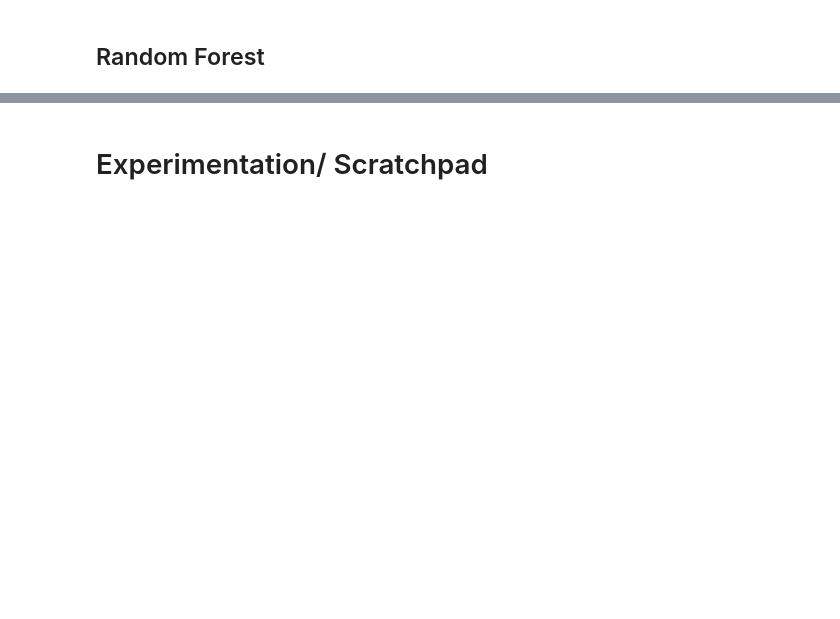
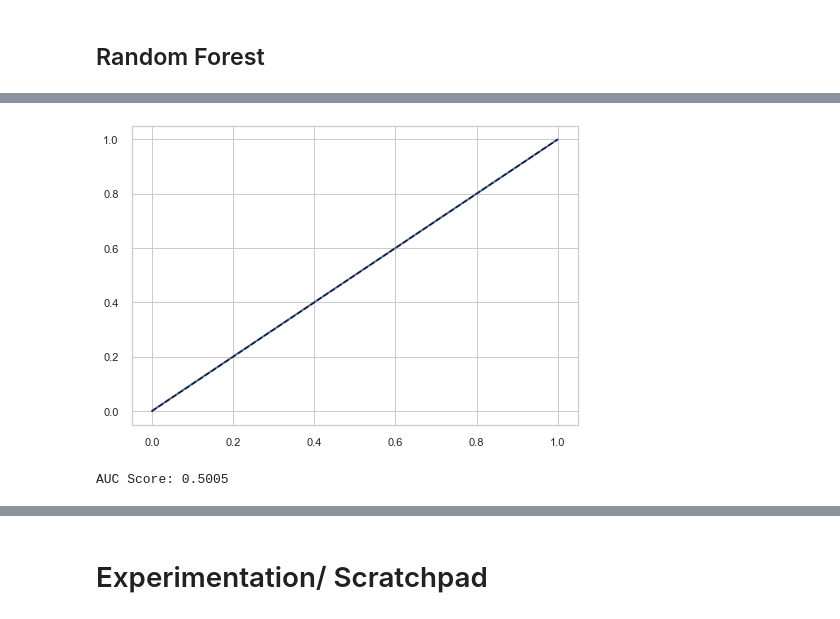
Before and after one commit to bcullinan32/ML_Course, a Jupyter notebook: Class-Data-Clean-Up.ipynb, the cells around one changed output, grey strips where cells are left out. Drawn from its saved outputs; the diff is of its cells as text; code cells hidden in the pictures; blank space fills up the shorter version.

```diff
--- a/Class-Data-Clean-Up.ipynb
+++ b/Class-Data-Clean-Up.ipynb
@@ -115,6 +124,21 @@ def testTrainSplit (df, PredictorVar,ResponseVar):
     ### Remove random-state if you want random
     x_train, x_test, y_train, y_test = train_test_split(x,y, random_state=42, test_size = 0.2)
     return x_train, x_test, y_train, y_test
+# %%
+# ROC_Curve Function
+#TODO: Add Title, Labels, Etc.
+def roc_curve_plot(y_test,y_pred):  #TODO: Confirm that these are the right params to use
+    # Create ROC Curve
+    fpr, tpr, thresholds = roc_curve(y_test, y_pred)
+    plt.plot(fpr,tpr,linewidth=2)
+    plt.plot ([0,1],[0,1],'k--')
+    return plt
+# %%
+# AUC Score Function
+def auc_score(y_test,y_pred):  #TODO: Confirm that these are the right params to use
+    # Get AUC Score
+    auc_score = round(roc_auc_score(y_test, y_pred),4)
+    return auc_score
 # %%
 def createConfMatrix (regObj, y_test, y_pred, x_test):
     # Logistic Regression -- Step 5 -- Create Confusion Matrix
@@ -500,0 +570,17 @@ x_train
+# %%
+# Random Forest -- ROC Curve/ AUC Score
+
+## Set Params
+roc_y_test = y_test
+roc_y_pred = y_pred # Update yPred
+
+## Call Set Of Functions
+roc_curve_plot(roc_y_test,roc_y_pred)
+auc_score = auc_score(roc_y_test,roc_y_pred)
+
+## Print
+plt.show()
+print(f"AUC Score:", auc_score)
+# %% [output]
+[figure, added]
+AUC Score: 0.5005
```
Also changed, not shown: parts of 14 cells of this notebook.
